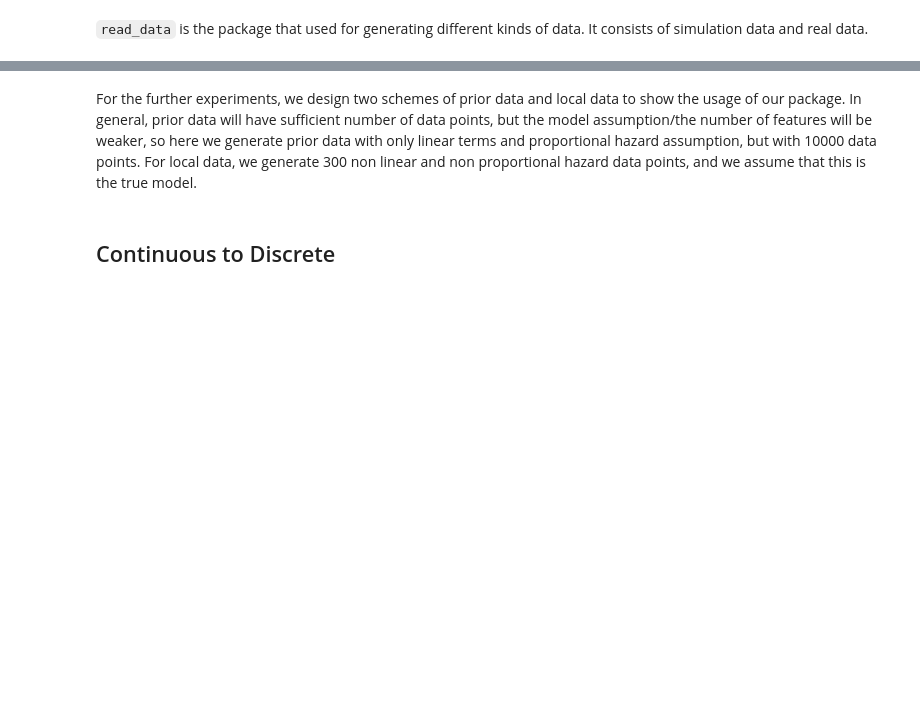
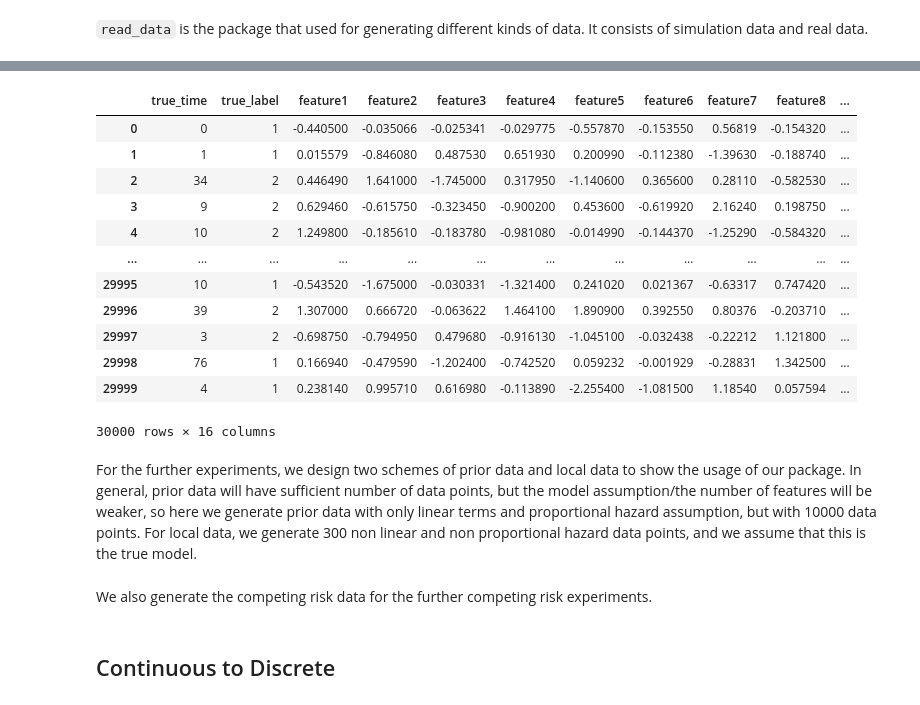
Before and after one commit to UM-KevinHe/DeepLearningKL, a Jupyter notebook: Software_Tutorial.ipynb, the cells around one changed output, grey strips where cells are left out. Drawn from its saved outputs; the diff is of its cells as text; code cells hidden in the pictures; blank space fills up the shorter version.

```diff
--- a/Software_Tutorial.ipynb
+++ b/Software_Tutorial.ipynb
@@ -231,3 +263,20 @@ metabric.groupby("duration").count().iloc[843,]
+# %%
+data_competing = read_data.simulation_data_competing()
+data_competing
+# %% [output]
+|  | true_time | true_label | feature1 | feature2 | feature3 | feature4 | feature5 | feature6 | feature7 | feature8 | ... |
+| 0 | 0 | 1 | -0.440500 | -0.035066 | -0.025341 | -0.029775 | -0.557870 | -0.153550 | 0.56819 | -0.154320 | ... |
+| 1 | 1 | 1 | 0.015579 | -0.846080 | 0.487530 | 0.651930 | 0.200990 | -0.112380 | -1.39630 | -0.188740 | ... |
+| 2 | 34 | 2 | 0.446490 | 1.641000 | -1.745000 | 0.317950 | -1.140600 | 0.365600 | 0.28110 | -0.582530 | ... |
+| 3 | 9 | 2 | 0.629460 | -0.615750 | -0.323450 | -0.900200 | 0.453600 | -0.619920 | 2.16240 | 0.198750 | ... |
+| 4 | 10 | 2 | 1.249800 | -0.185610 | -0.183780 | -0.981080 | -0.014990 | -0.144370 | -1.25290 | -0.584320 | ... |
+| ... | ... | ... | ... | ... | ... | ... | ... | ... | ... | ... | ... |
+| 29995 | 10 | 1 | -0.543520 | -1.675000 | -0.030331 | -1.321400 | 0.241020 | 0.021367 | -0.63317 | 0.747420 | ... |
+| 29996 | 39 | 2 | 1.307000 | 0.666720 | -0.063622 | 1.464100 | 1.890900 | 0.392550 | 0.80376 | -0.203710 | ... |
+| 29997 | 3 | 2 | -0.698750 | -0.794950 | 0.479680 | -0.916130 | -1.045100 | -0.032438 | -0.22212 | 1.121800 | ... |
+| 29998 | 76 | 1 | 0.166940 | -0.479590 | -1.202400 | -0.742520 | 0.059232 | -0.001929 | -0.28831 | 1.342500 | ... |
+| 29999 | 4 | 1 | 0.238140 | 0.995710 | 0.616980 | -0.113890 | -2.255400 | -1.081500 | 1.18540 | 0.057594 | ... |
+30000 rows × 16 columns
 # %% [markdown]
 For the further experiments, we design two schemes of prior data and local data to show the usage of our package. In general, prior data will have sufficient number of data points, but the model assumption/the number of features will be weaker, so here we generate prior data with only linear terms and proportional hazard assumption, but with 10000 data points. For local data, we generate 300 non linear and non proportional hazard data points, and we assume that this is the true model.
 # %%
@@ -237,2 +286,4 @@ data_local = read_data.simulation_data(option = "non linear non ph", n = 300)
 
 prior_data = read_data.simulation_data(option = "linear ph", n = 10000)
+# %% [markdown]
+We also generate the competing risk data for the further competing risk experiments.
```
Also changed, not shown: parts of 90 cells of this notebook.
